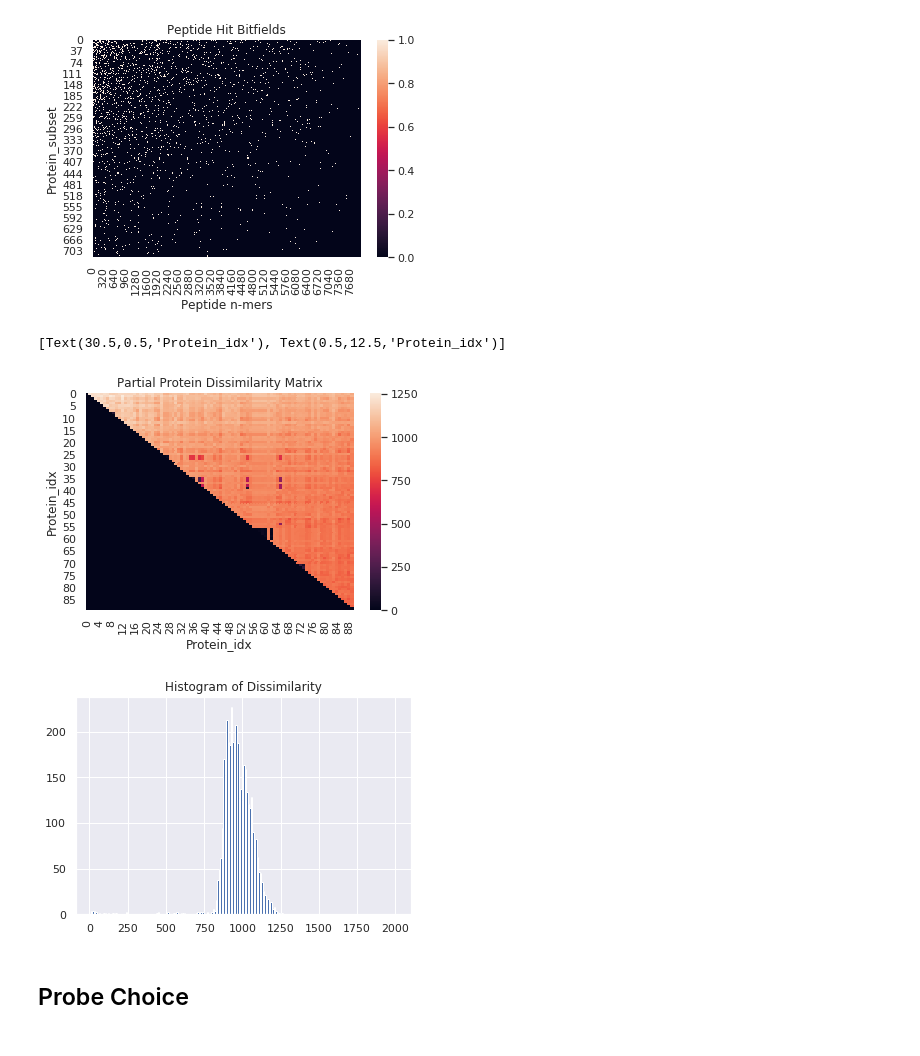
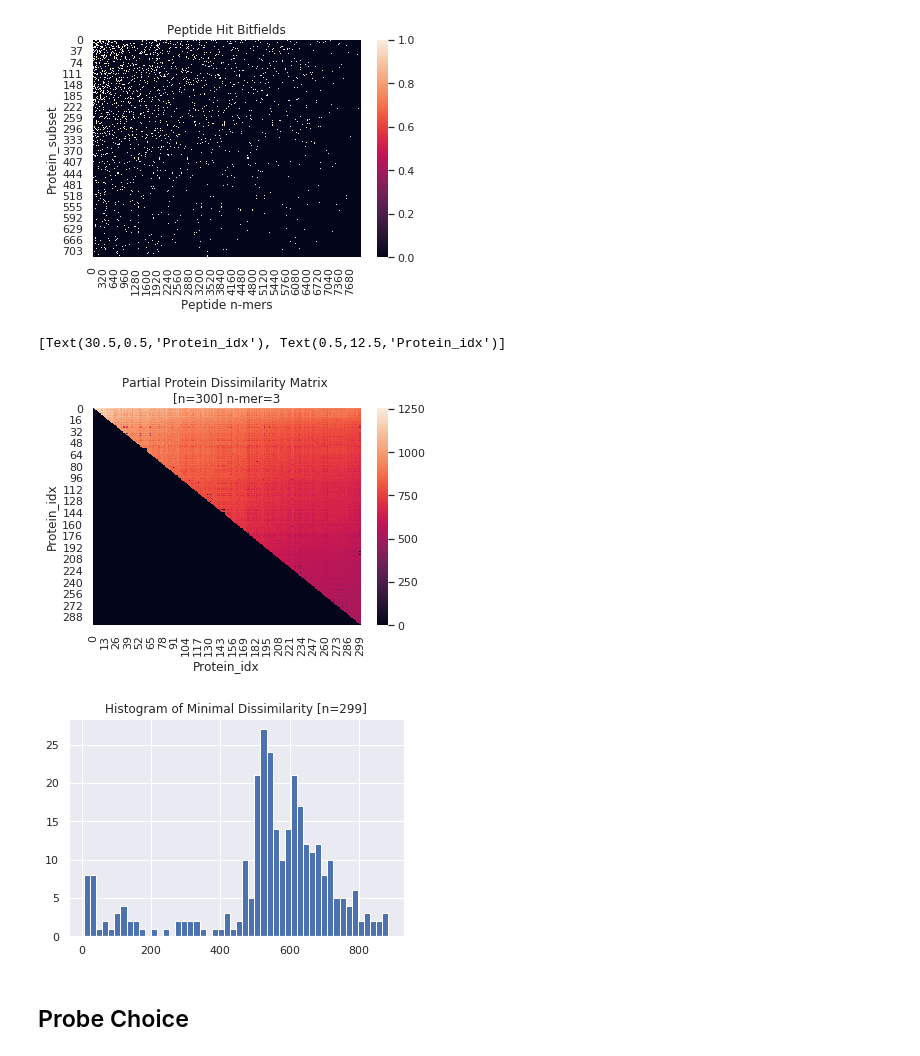
Before and after one commit to domsooch/probechoiceoptimization, a Jupyter notebook: HuProteomePeptideSpaceWithSubstitution.ipynb, the cells around one changed output. Saved outputs shown, nothing was run; the diff lists cells and outputs as text; code cells hidden in the pictures.

```diff
--- a/HuProteomePeptideSpaceWithSubstitution.ipynb
+++ b/HuProteomePeptideSpaceWithSubstitution.ipynb
@@ -129,29 +128,33 @@ ax.set(xlabel='Peptide n-mers', ylabel='Protein_subset')
 [figure]
 # %%
 #Protein dissimilarityMatrix
-NumSeqs=90;pairLst=[]
+NumSeqs=300;pairLst=[]
 DM=[[0 for x in range(NumSeqs)] for x in range(NumSeqs)]
 for i in range(NumSeqs):
     a=protLst[i]
-    for j in range(i, NumSeqs, 1):
+    l=[]
+    for j in range(i+1, NumSeqs, 1):
         b=protLst[j]
         d=(a.bf)^(b.bf)
         DM[i][j]=d.count()
-        pairLst.append([i,j,DM[i][j]])
-pairLst.sort(key=lambda x:x[-1])
+        l.append(DM[i][j])
+    if l:
+        li=np.argmin(l)
+        pairLst.append(l[li])
+pairLst.sort()
 plt.show()
 ax = sns.heatmap(DM)
-plt.title("Partial Protein Dissimilarity Matrix")
+plt.title("Partial Protein Dissimilarity Matrix \n[n=%i] n-mer=%i"%(NumSeqs, NMER_SZ))
 ax.set(xlabel='Protein_idx', ylabel='Protein_idx')
 # %% [output]
 [Text(30.5,0.5,'Protein_idx'), Text(0.5,12.5,'Protein_idx')]
-[figure, old version]
+[figure, new version]
 # %%
 fig, axs = plt.subplots(tight_layout=False)
-plt.title("Histogram of Dissimilarity")
-yo=axs.hist([p[-1] for p in pairLst], bins=200, range=(10,2000))
+plt.title("Histogram of Minimal Dissimilarity [n=%i]"%len(pairLst))
+yo=axs.hist(pairLst, bins=50)
 # %% [output]
-[figure, old version]
+[figure, new version]
 # %% [markdown]
 ## Probe Choice
 # %%
```
Also changed, not shown: parts of 4 cells of this notebook, 2 other files.
